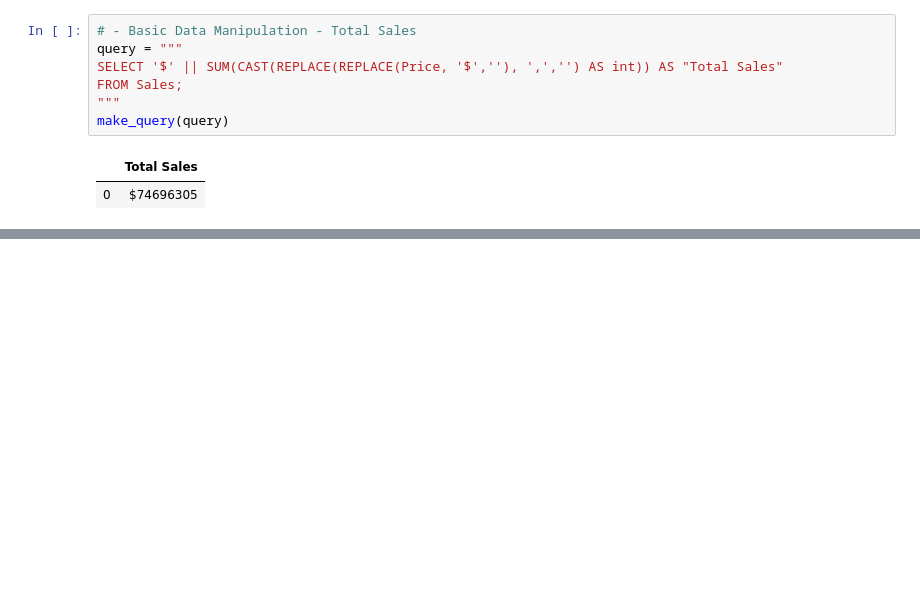
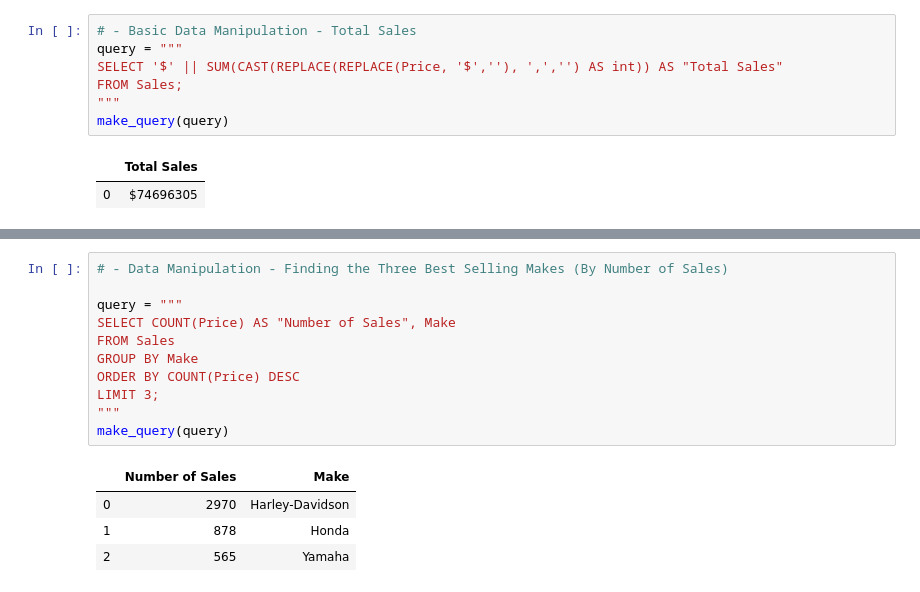
Before and after one commit to mtwalk10/DataAnalytics, a Jupyter notebook: MotorcycleDataPresentation.ipynb, the cells around one changed output, grey strips where cells are left out. Cells and saved outputs as stored; diff of their text form; blank space fills up the shorter version.

```diff
--- a/MotorcycleDataPresentation.ipynb
+++ b/MotorcycleDataPresentation.ipynb
@@ -155,0 +154,16 @@ make_query(query)
+# %%
+# - Data Manipulation - Finding the Three Best Selling Makes (By Number of Sales)
+
+query = """
+SELECT COUNT(Price) AS "Number of Sales", Make
+FROM Sales
+GROUP BY Make
+ORDER BY COUNT(Price) DESC
+LIMIT 3;
+"""
+make_query(query)
+# %% [output]
+|  | Number of Sales | Make |
+| 0 | 2970 | Harley-Davidson |
+| 1 | 878 | Honda |
+| 2 | 565 | Yamaha |
```
Also changed, not shown: parts of 12 cells of this notebook, 2 other files.
